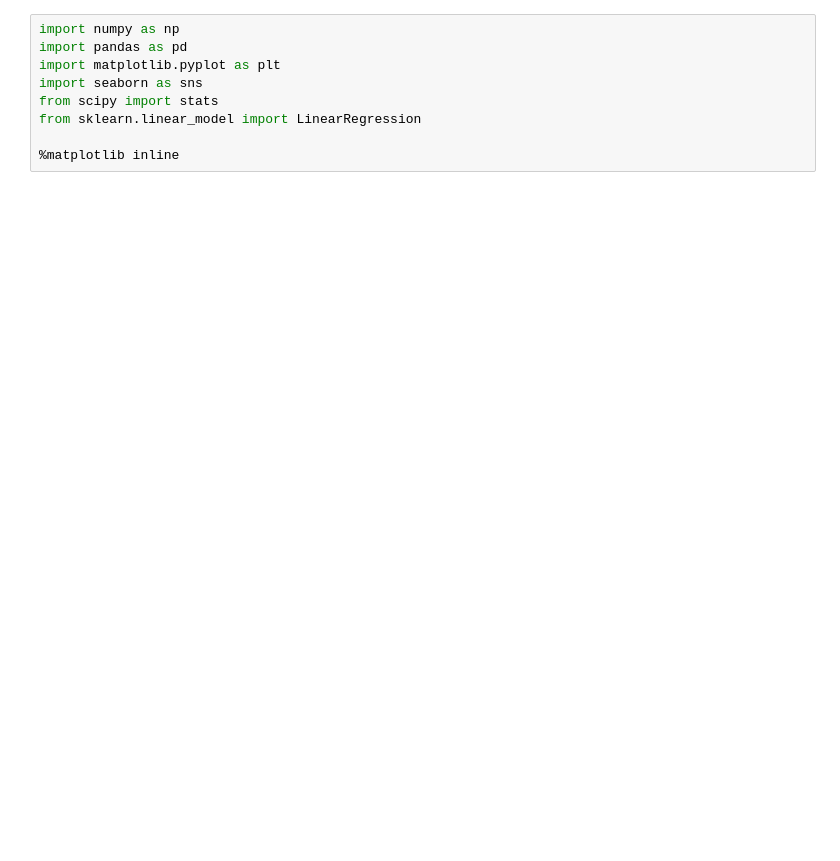
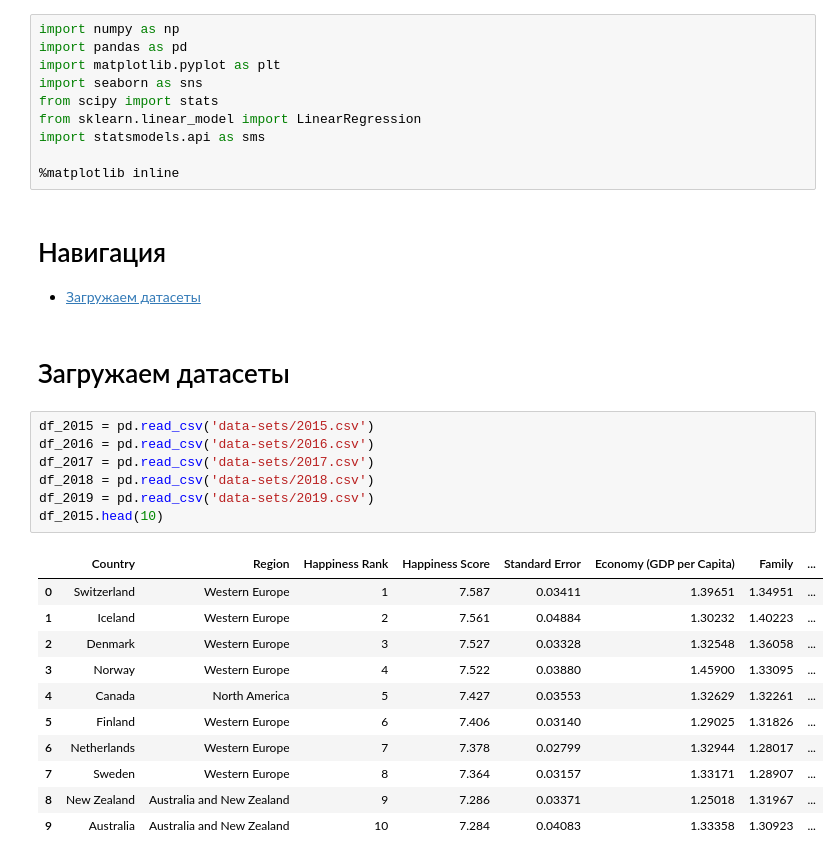
Before and after one commit to lomowg/Russia-happiness-analysis, a Jupyter notebook: Russia-happiness-analysis.ipynb, the cells around one changed output. Drawn from its saved outputs; the diff is of its cells as text; blank space fills up the shorter version.

Commit message:
Добавлены датасеты и начат анализ

```diff
--- a/Russia-happiness-analysis.ipynb
+++ b/Russia-happiness-analysis.ipynb
@@ -5,7 +5,33 @@ import matplotlib.pyplot as plt
 import seaborn as sns
 from scipy import stats
 from sklearn.linear_model import LinearRegression
+import statsmodels.api as sms
 
 %matplotlib inline
+# %% [markdown]
+# Навигация
+
+* [Загружаем датасеты](#1-bullet)
+# %% [markdown]
+# Загружаем датасеты <a class="anchor" id="1-bullet"></a>
+# %%
+df_2015 = pd.read_csv('data-sets/2015.csv')
+df_2016 = pd.read_csv('data-sets/2016.csv')
+df_2017 = pd.read_csv('data-sets/2017.csv')
+df_2018 = pd.read_csv('data-sets/2018.csv')
+df_2019 = pd.read_csv('data-sets/2019.csv')
+df_2015.head(10)
+# %% [output]
+|  | Country | Region | Happiness Rank | Happiness Score | Standard Error | Economy (GDP per Capita) | Family | ... |
+| 0 | Switzerland | Western Europe | 1 | 7.587 | 0.03411 | 1.39651 | 1.34951 | ... |
+| 1 | Iceland | Western Europe | 2 | 7.561 | 0.04884 | 1.30232 | 1.40223 | ... |
+| 2 | Denmark | Western Europe | 3 | 7.527 | 0.03328 | 1.32548 | 1.36058 | ... |
+| 3 | Norway | Western Europe | 4 | 7.522 | 0.03880 | 1.45900 | 1.33095 | ... |
+| 4 | Canada | North America | 5 | 7.427 | 0.03553 | 1.32629 | 1.32261 | ... |
+| 5 | Finland | Western Europe | 6 | 7.406 | 0.03140 | 1.29025 | 1.31826 | ... |
+| 6 | Netherlands | Western Europe | 7 | 7.378 | 0.02799 | 1.32944 | 1.28017 | ... |
+| 7 | Sweden | Western Europe | 8 | 7.364 | 0.03157 | 1.33171 | 1.28907 | ... |
+| 8 | New Zealand | Australia and New Zealand | 9 | 7.286 | 0.03371 | 1.25018 | 1.31967 | ... |
+| 9 | Australia | Australia and New Zealand | 10 | 7.284 | 0.04083 | 1.33358 | 1.30923 | ... |
 # %%
 df = pd.read_csv('data-sets/world_bank_development_indicators.csv')
```
Also changed, not shown: parts of 19 cells of this notebook, 5 other files.
